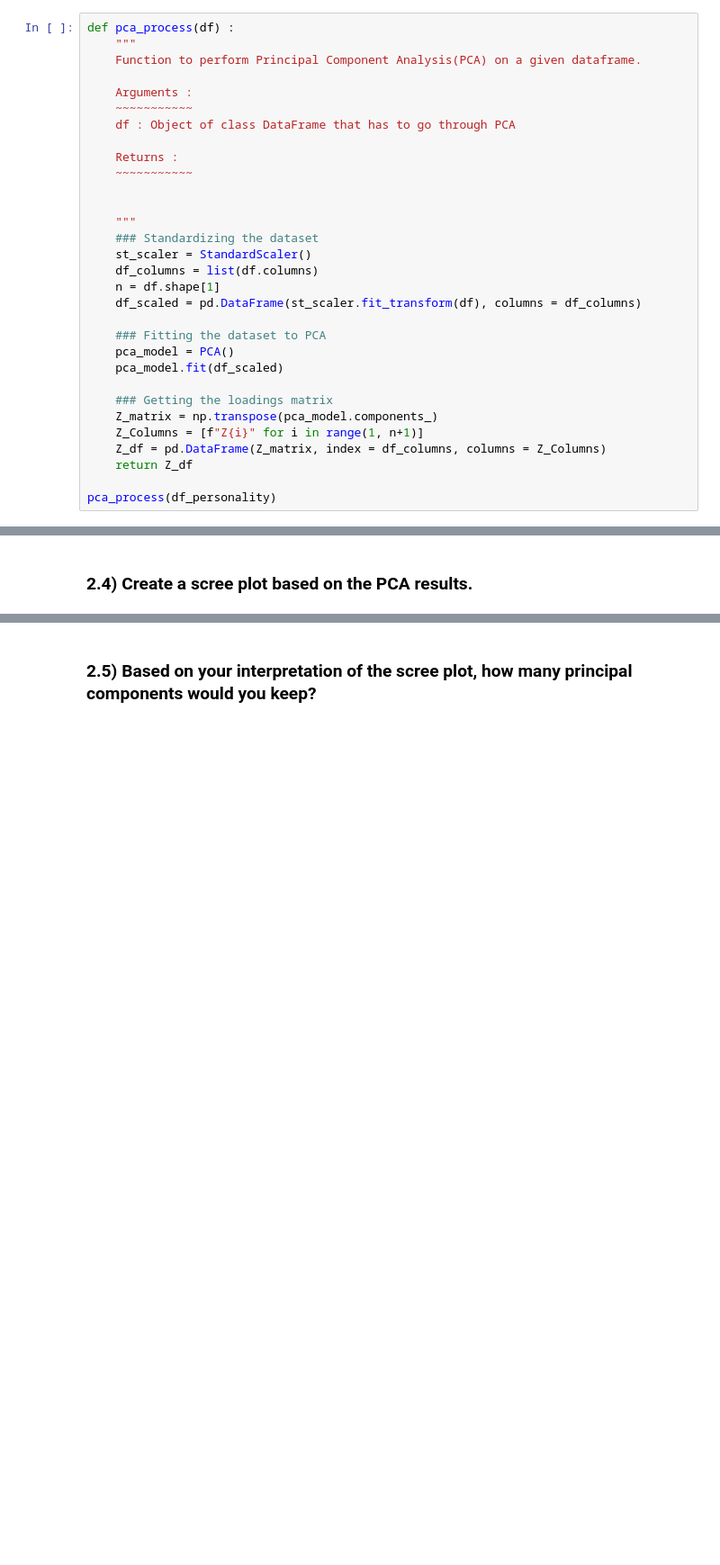
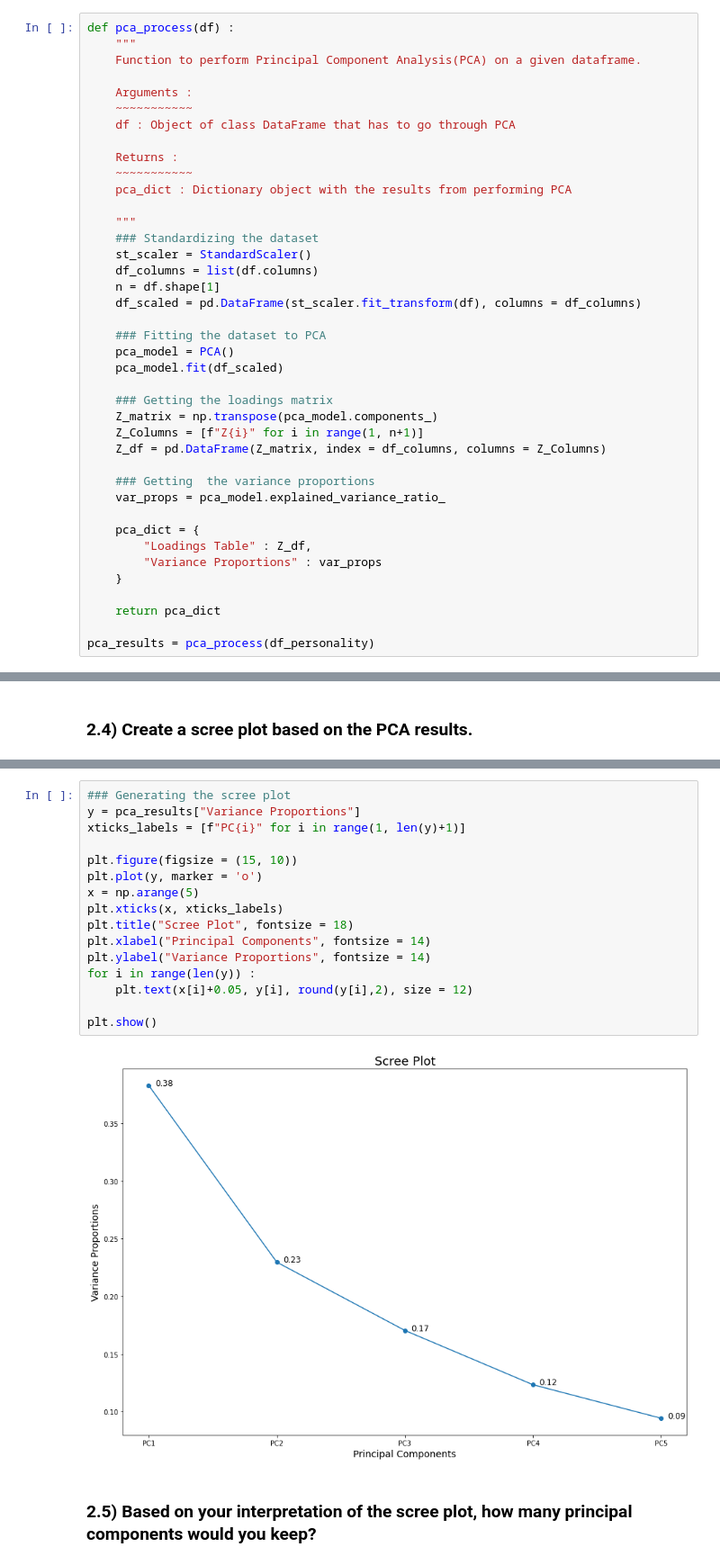
Before and after one commit to LucyJulian98/Data_Science_3_Assignments, a Jupyter notebook: pset1_llj40.ipynb, the cells around one changed output, grey strips where cells are left out. Shown at 90% size. Drawn from its saved outputs; the diff is of its cells as text; blank space fills up the shorter version.

Commit message:
Scree Plot

```diff
--- a/pset1_llj40.ipynb
+++ b/pset1_llj40.ipynb
@@ -75,7 +79,7 @@ def pca_process(df) :
 
     Returns :
     ~~~~~~~~~~~
-
+    pca_dict : Dictionary object with the results from performing PCA
 
     """
     ### Standardizing the dataset
@@ -92,6 +96,15 @@ def pca_process(df) :
     Z_matrix = np.transpose(pca_model.components_)
     Z_Columns = [f"Z{i}" for i in range(1, n+1)]
     Z_df = pd.DataFrame(Z_matrix, index = df_columns, columns = Z_Columns)
-    return Z_df
 
-pca_process(df_personality)
+    ### Getting  the variance proportions
+    var_props = pca_model.explained_variance_ratio_
+
+    pca_dict = {
+        "Loadings Table" : Z_df,
+        "Variance Proportions" : var_props
+    }
+
+    return pca_dict
+
+pca_results = pca_process(df_personality)
@@ -144,2 +127,20 @@ df_scaled
+# %%
+### Generating the scree plot
+y = pca_results["Variance Proportions"]
+xticks_labels = [f"PC{i}" for i in range(1, len(y)+1)]
+
+plt.figure(figsize = (15, 10))
+plt.plot(y, marker = 'o')
+x = np.arange(5)
+plt.xticks(x, xticks_labels)
+plt.title("Scree Plot", fontsize = 18)
+plt.xlabel("Principal Components", fontsize = 14)
+plt.ylabel("Variance Proportions", fontsize = 14)
+for i in range(len(y)) :
+    plt.text(x[i]+0.05, y[i], round(y[i],2), size = 12)
+
+plt.show()
+# %% [output]
+[figure, added]
 # %% [markdown]
 ### 2.5) Based on your interpretation of the scree plot, how many principal components would you keep?
```
Also changed, not shown: parts of 8 cells of this notebook.
